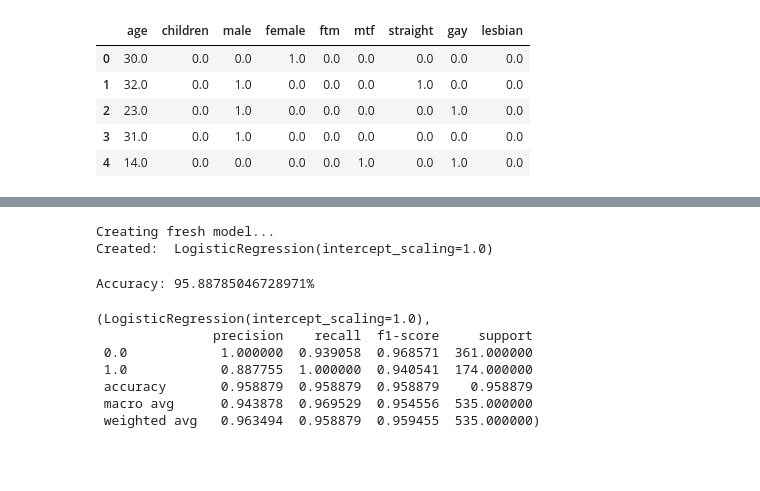
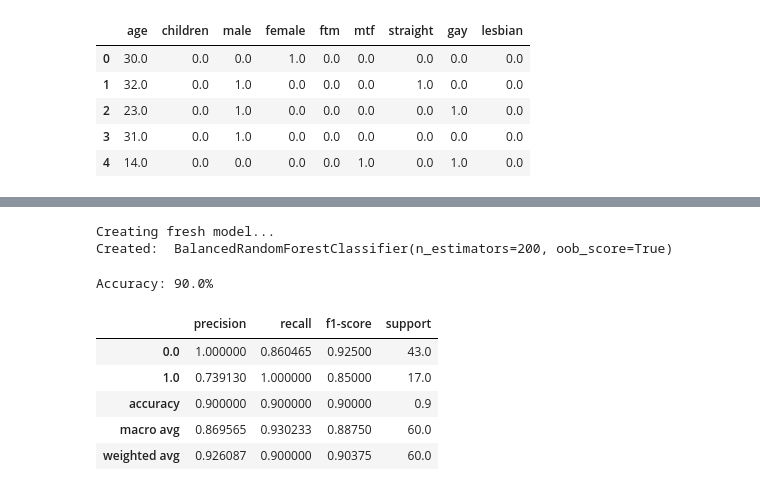
Before and after one commit to matthewvowels1/Shapley_Forest, a Jupyter notebook: shapley.ipynb, the cells around one changed output, grey strips where cells are left out. Cells and saved outputs as stored; diff of their text form; code cells hidden in the pictures; blank space fills up the shorter version.

```diff
--- a/shapley.ipynb
+++ b/shapley.ipynb
@@ -95,10 +64,10 @@ config_logreg = {'penalty': 'l2', 'dual': False, 'tol': 1e-4, 'C': 1.0, 'fit_int
                 'intercept_scaling': 1.0, 'solver': 'lbfgs', 'class_weight': None, 'max_iter': 100, 'multi_class': 'auto',
                 'verbose': 0, 'n_jobs': None}
 
-model = shap_env.make_model(config=config_logreg)
+model = shap_env.make_model(config=config_cls)
 # %% [output]
 Creating fresh model...
-Created:  LogisticRegression(intercept_scaling=1.0)
+Created:  BalancedRandomForestClassifier(n_estimators=200, oob_score=True)
 # %%
 tunable_params_rf = ['n_estimators', 'max_depth', 'max_features']
 tunable_params_linreg = ['normalize', 'fit_intercept']
@@ -108,14 +77,14 @@ tunable_params_rf = ['n_estimators']
-# %%
-shap_env.train_test()
-# %% [output]
-Accuracy: 95.88785046728971%
-(LogisticRegression(intercept_scaling=1.0),
-               precision    recall  f1-score     support
- 0.0            1.000000  0.939058  0.968571  361.000000
- 1.0            0.887755  1.000000  0.940541  174.000000
- accuracy       0.958879  0.958879  0.958879    0.958879
- macro avg      0.943878  0.969529  0.954556  535.000000
- weighted avg   0.963494  0.958879  0.959455  535.000000)
+# %%
+model, report = shap_env.train_test()
+report
+# %% [output]
+Accuracy: 90.0%
+|  | precision | recall | f1-score | support |
+| 0.0 | 1.000000 | 0.860465 | 0.92500 | 43.0 |
+| 1.0 | 0.739130 | 1.000000 | 0.85000 | 17.0 |
+| accuracy | 0.900000 | 0.900000 | 0.90000 | 0.9 |
+| macro avg | 0.869565 | 0.930233 | 0.88750 | 60.0 |
+| weighted avg | 0.926087 | 0.900000 | 0.90375 | 60.0 |
 # %%
 tuned_model = shap_env.tune_model(tunable_params=tunable_params_logreg, folds=5, n_iter=100)
 # %% [output]
```
Also changed, not shown: parts of 12 cells of this notebook, 2 other files.
